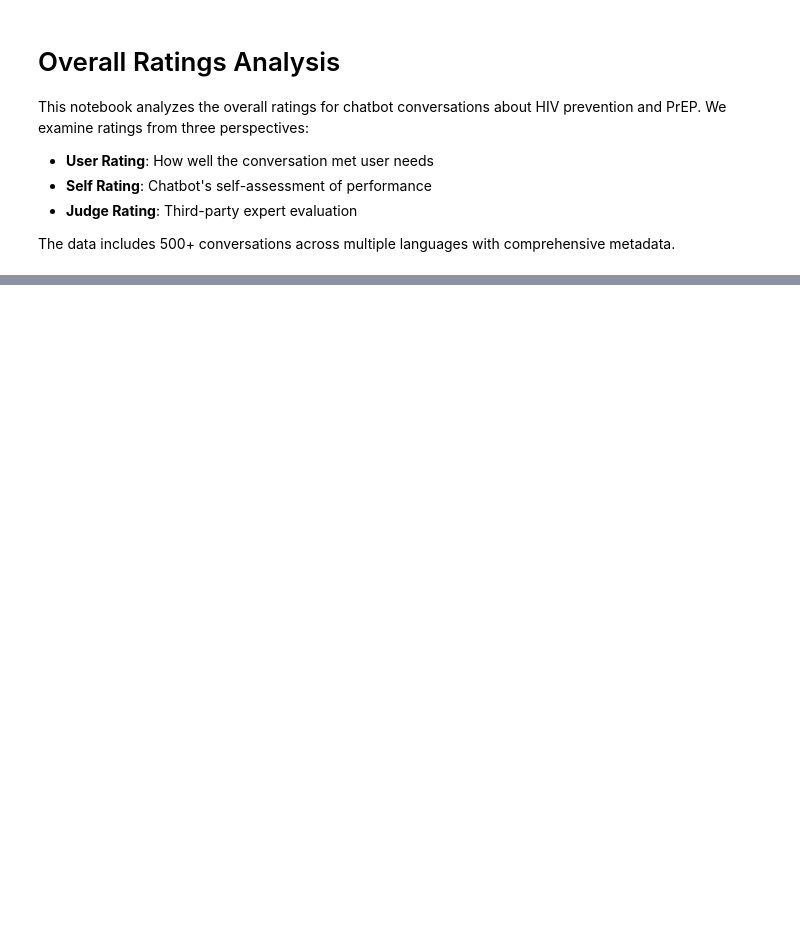
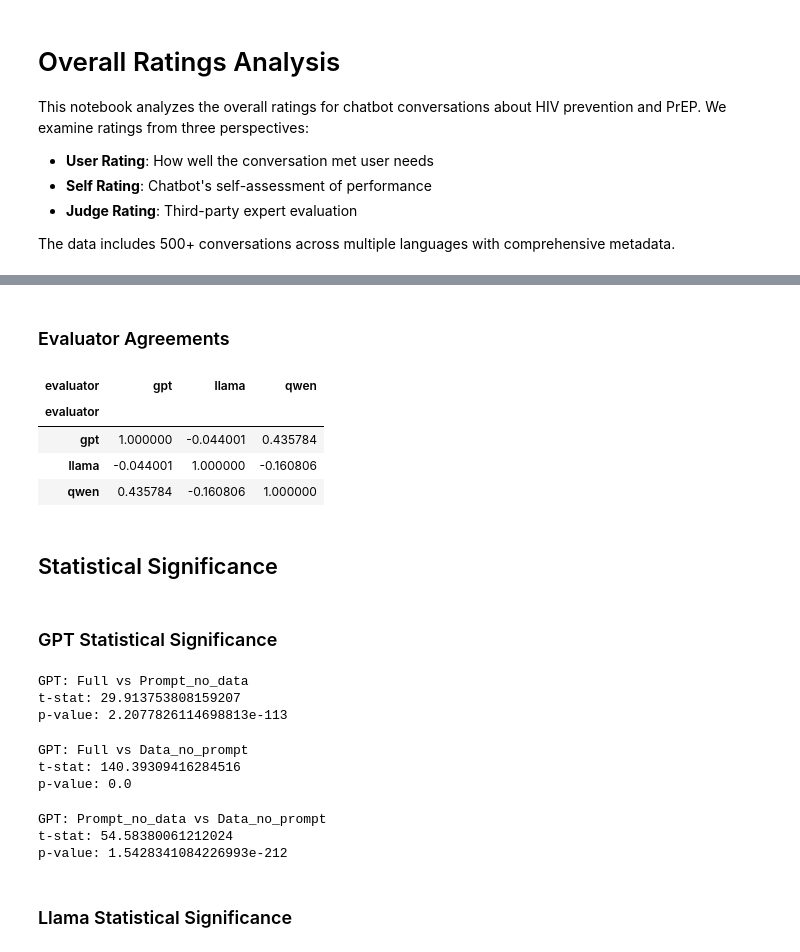
Before and after one commit to wisdom-okwen/autoeval_chatbot, a Jupyter notebook: analysis/overall.ipynb, the cells around one changed output, grey strips where cells are left out. Drawn from its saved outputs; the diff is of its cells as text; code cells hidden in the pictures; blank space fills up the shorter version.

```diff
--- a/analysis/overall.ipynb
+++ b/analysis/overall.ipynb
@@ -538,0 +215,61 @@ print("\n" + "="*80)
+# %% [markdown]
+### Evaluator Agreements
+# %%
+# Mean score per conversation per evaluator
+pivot = df.pivot_table(
+    index="conversation_id",
+    columns="evaluator",
+    values="overall_mean"
+)
+
+pivot.corr()
+# %% [output]
+| evaluator | gpt | llama | qwen |
+| evaluator |  |  |  |
+| gpt | 1.000000 | -0.044001 | 0.435784 |
+| llama | -0.044001 | 1.000000 | -0.160806 |
+| qwen | 0.435784 | -0.160806 | 1.000000 |
+# %% [markdown]
+## Statistical Significance
+# %% [markdown]
+### GPT Statistical Significance
+# %%
+from scipy.stats import ttest_rel
+
+def compare(df, a, b):
+    temp = df[[f"overall_{a}", f"overall_{b}"]].dropna()
+    t_stat, p_val = ttest_rel(temp[f"overall_{a}"], temp[f"overall_{b}"])
+    return t_stat, p_val
+
+# Step 1: GPT evaluator (Full vs Prompt_no_data)
+t_stat, p_val = compare(df_gpt, "full", "prompt_no_data")
+
+print("GPT: Full vs Prompt_no_data")
+print("t-stat:", t_stat)
+print("p-value:", p_val)
+# %% [output]
+GPT: Full vs Prompt_no_data
+t-stat: 29.913753808159207
+p-value: 2.2077826114698813e-113
+# %%
+t_stat, p_val = compare(df_gpt, "full", "data_no_prompt")
+
+print("GPT: Full vs Data_no_prompt")
+print("t-stat:", t_stat)
+print("p-value:", p_val)
+# %% [output]
+GPT: Full vs Data_no_prompt
+t-stat: 140.39309416284516
+p-value: 0.0
+# %%
+t_stat, p_val = compare(df_gpt, "prompt_no_data", "data_no_prompt")
+
+print("GPT: Prompt_no_data vs Data_no_prompt")
+print("t-stat:", t_stat)
+print("p-value:", p_val)
+# %% [output]
+GPT: Prompt_no_data vs Data_no_prompt
+t-stat: 54.58380061212024
+p-value: 1.5428341084226993e-212
+# %% [markdown]
+### Llama Statistical Significance
```
Also changed, not shown: parts of 21 cells of this notebook.
